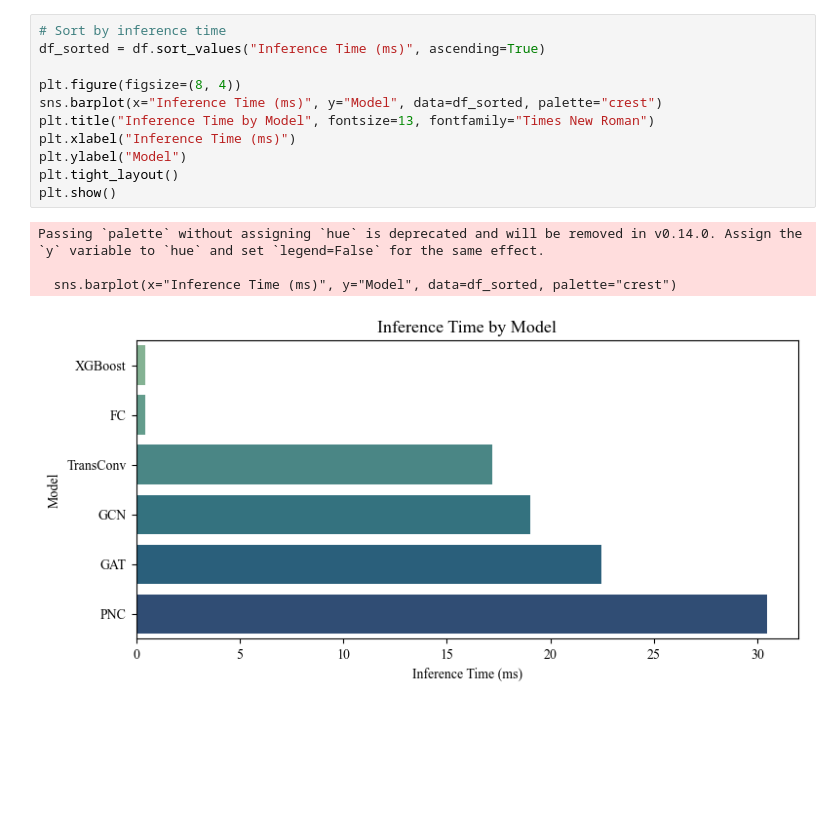
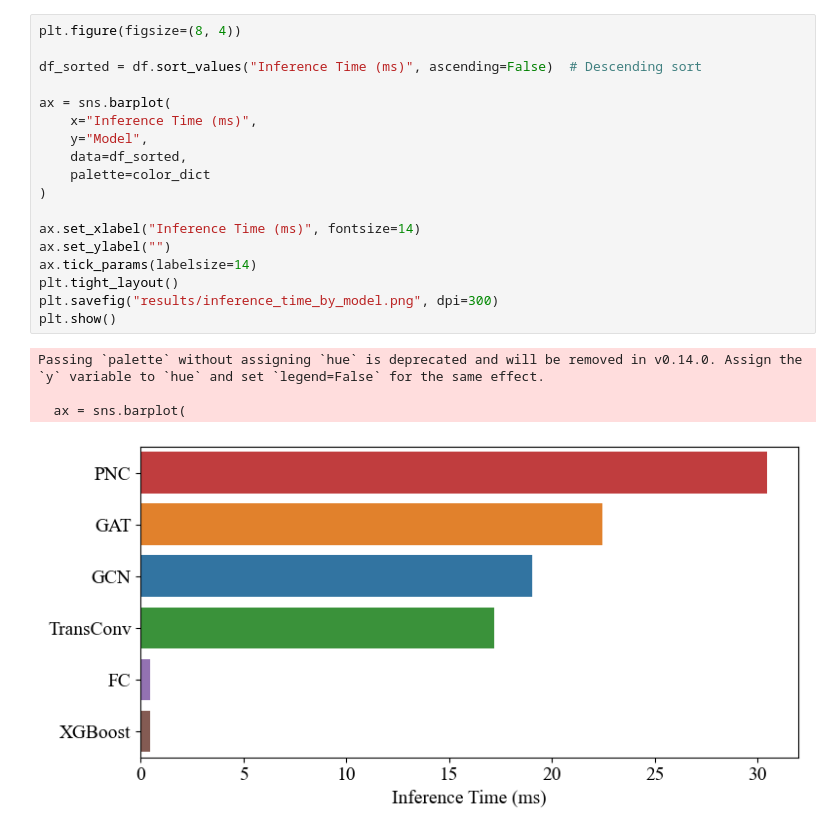
Before and after one commit to govindgoel/ml, a Jupyter notebook: scripts/evaluation/visualize_benchmarking.ipynb, the cells around one changed output. Cells and saved outputs as stored; diff of their text form; blank space fills up the shorter version.

Commit message:
minor changes for visualization

```diff
--- a/scripts/evaluation/visualize_benchmarking.ipynb
+++ b/scripts/evaluation/visualize_benchmarking.ipynb
@@ -47,16 +56,23 @@ plt.show()
 # %%
-# Sort by inference time
-df_sorted = df.sort_values("Inference Time (ms)", ascending=True)
+plt.figure(figsize=(8, 4))
 
-plt.figure(figsize=(8, 4))
-sns.barplot(x="Inference Time (ms)", y="Model", data=df_sorted, palette="crest")
-plt.title("Inference Time by Model", fontsize=13, fontfamily="Times New Roman")
-plt.xlabel("Inference Time (ms)")
-plt.ylabel("Model")
+df_sorted = df.sort_values("Inference Time (ms)", ascending=False)  # Descending sort
+
+ax = sns.barplot(
+    x="Inference Time (ms)",
+    y="Model",
+    data=df_sorted,
+    palette=color_dict
+)
+
+ax.set_xlabel("Inference Time (ms)", fontsize=14)
+ax.set_ylabel("")
+ax.tick_params(labelsize=14)
 plt.tight_layout()
+plt.savefig("results/inference_time_by_model.png", dpi=300)
 plt.show()
 # %% [output]
 Passing `palette` without assigning `hue` is deprecated and will be removed in v0.14.0. Assign the `y` variable to `hue` and set `legend=False` for the same effect.
 
-  sns.barplot(x="Inference Time (ms)", y="Model", data=df_sorted, palette="crest")
+  ax = sns.barplot(
-[figure, old version]
+[figure, new version]
```
Also changed, not shown: parts of 2 cells of this notebook.
